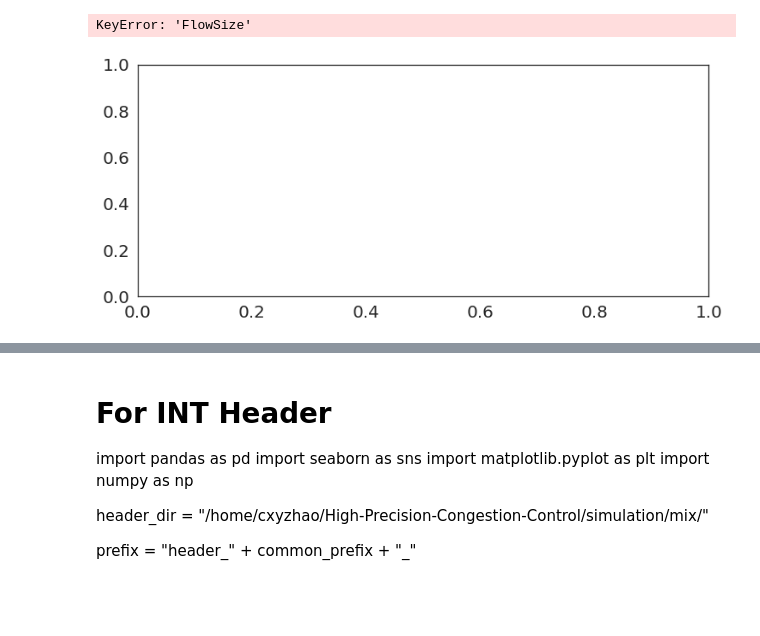
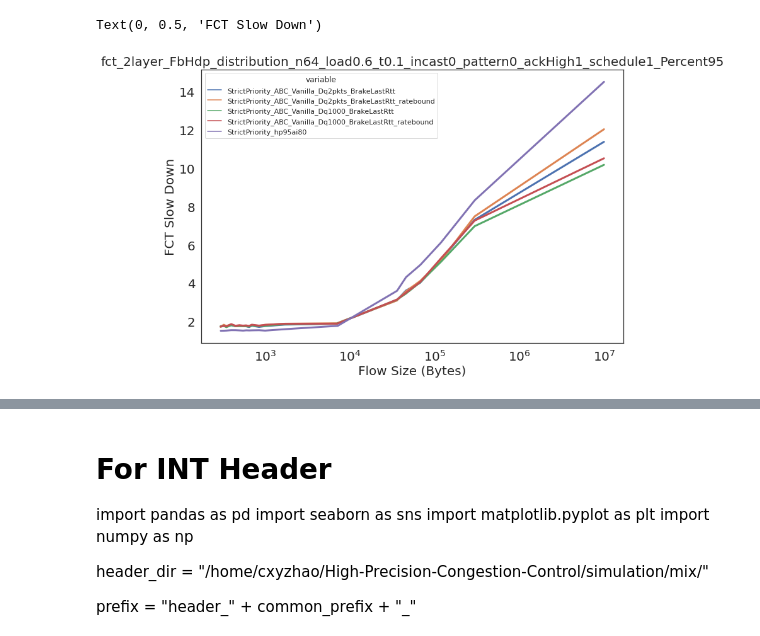
Before and after one commit to cxyzhao/High-Precision-Congestion-Control, a Jupyter notebook: cc_exp_ctrl.ipynb, the cells around one changed output, grey strips where cells are left out. Saved outputs shown, nothing was run; the diff lists cells and outputs as text; code cells hidden in the pictures; blank space fills up the shorter version.

```diff
--- a/cc_exp_ctrl.ipynb
+++ b/cc_exp_ctrl.ipynb
@@ -30,13 +30,15 @@ traffic_config_template = {
     "load" : 0.6,
     "time_s" : 0.1,
     "incast" : 0,
-    "pattern" : 0
+    "pattern" : 0,
+    "priority" : 0,
 }
 
 cc_config_template = {
     "cc" : "",
     "slow_unit" : 0,
     "ack_highprio" : 1,
+    "schedule" : 0,
     "abc_dt" : 0,
     "abc_delta" : 12000,
     "abc_token" : 50,
@@ -45,7 +47,8 @@ cc_config_template = {
     "abc_dqinterval" : 1000,
     "abc_tokenminbound" : 1,
     "abc_ratebound" : 0,
-    "abc_markmode" : 1
+    "abc_markmode" : 1,
+    "abc_brake_lastrtt" : 0
 }
 def configlst_to_namelst(config_lst):
     lst = []
@@ -55,8 +58,9 @@ def configlst_to_namelst(config_lst):
                                                   config['abc_token'], config['abc_eta'], config['abc_markmode'])
             if(int(config['abc_tokenminbound']) ==0):
                 cc_name+= "noTkMin"
-            if (int(config['abc_dqinterval']) == 0):
-                cc_name+= "dq0"
+            cc_name += "dq{}".format(config['abc_dqinterval'])
+            if(int(config['abc_brake_lastrtt'])):
+                cc_name+= "LRtt"
             if (int(config['abc_ratebound'])):
                 cc_name+= "rb"
             lst.append(cc_name)
@@ -67,6 +71,7 @@ def configlst_to_namelst(config_lst):
     return lst
 
 cmd_template="""--c {cc} \
+    --schedule {schedule} \
     --bw 100 \
     --topo 2layer \
     --hpai 80 \
@@ -80,7 +85,8 @@ cmd_template="""--c {cc} \
     --abc_dqinterval {abc_dqinterval} \
     --abc_tokenminbound {abc_tokenminbound} \
     --abc_ratebound {abc_ratebound} \
-    --abc_markmode {abc_markmode}
+    --abc_markmode {abc_markmode} \
+    --abc_brake_lastrtt {abc_brake_lastrtt}
 """
 @ray.remote
 def launch(trace, cc_config):
@@ -97,9 +103,12 @@ def gen_trafic_config(traffic_config):
     time_s = traffic_config['time_s']
     incast = traffic_config['incast']
     pattern = traffic_config['pattern']
+    priority = traffic_config['priority']
     work_dir = "/home/cxyzhao/High-Precision-Congestion-Control/traffic_gen"
     os.chdir(work_dir)
     output_name = "{}_n{}_load{}_t{}_incast{}_pattern{}".format(wkld, nhost, load, time_s, incast, pattern)
+    if(priority):
+        output_name += "_priority1"
 
     #Check if requried file already exist
     dataset_files = os.listdir("/home/cxyzhao/High-Precision-Congestion-Control/simulation/mix")
@@ -108,7 +117,7 @@ def gen_trafic_config(traffic_config):
                 #Already generate required files
                 return output_name
 
-    cmd = "python traffic_gen.py -c {}.txt -n {} -l {} -b 100G -t {} -o {}.txt -i {} -p {}".format(wkld, nhost, load, time_s, output_name, incast, pattern)
+    cmd = "python traffic_gen.py -c {}.txt -n {} -l {} -b 100G -t {} -o {}.txt -i {} -p {} -y {}".format(wkld, nhost, load, time_s, output_name, incast, pattern, priority)
     os.system(cmd)
     mix_path =  work_dir = "/home/cxyzhao/High-Precision-Congestion-Control/simulation/mix"
     os.system("cp ./{}.txt {}".format(output_name, mix_path))
@@ -328,20 +439,20 @@ CalledProcessError: Command 'python /home/cxyzhao/High-Precision-Congestion-Cont
 # %%
-sns.set(rc={'figure.figsize':(12,5)})
+sns.set(rc={'figure.figsize':(12,8)})
 sns.set_style('white')
 plt.yticks(fontsize=20)
 plt.xticks(fontsize=20)
 data_ = variable_name_translate(pd.melt(df, 'FlowSize'))
-g= sns.lineplot('FlowSize', 'value', hue='variable',
-             data=data_ , linewidth = 3)
+# data_.columns= ['Vanilla', '+BrakeLastRtt', '+QueueBuidupRate', 'HPCC']
+g= sns.lineplot('FlowSize', 'value', hue='variable', data=data_ , linewidth = 3)
 g.set_title("{}_Percent{}".format(prefix, percent), fontsize = 20)
 g.set_xscale('log')
-g.set(xlim=(0,10000))
-g.set(ylim=(1., 2))
+# g.set(xlim=(0, 10000))
+# g.set(ylim=(1., 2))
 g.set_xlabel("Flow Size (Bytes)", fontsize = 20)
 g.set_ylabel("FCT Slow Down", fontsize = 20)
 # %% [output]
-KeyError: 'FlowSize'
+Text(0, 0.5, 'FCT Slow Down')
-[figure, old version]
+[figure, new version]
 # %%
 def get_avg_qlen(df):
     df = df.fillna(0.0)
```
Also changed, not shown: parts of 12 cells of this notebook, 13 other files.
